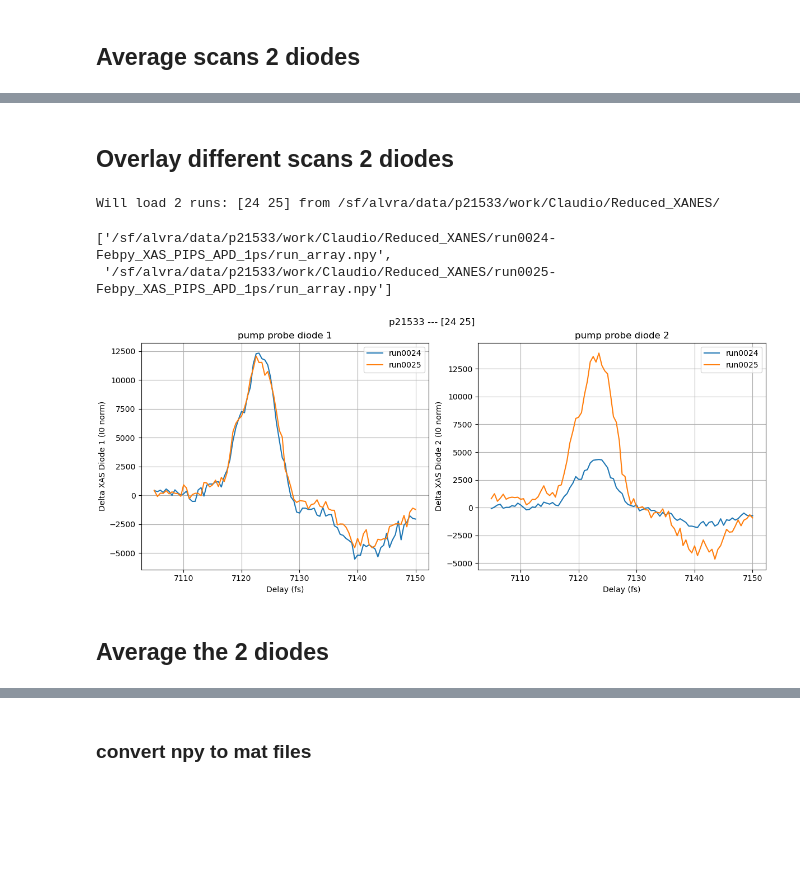
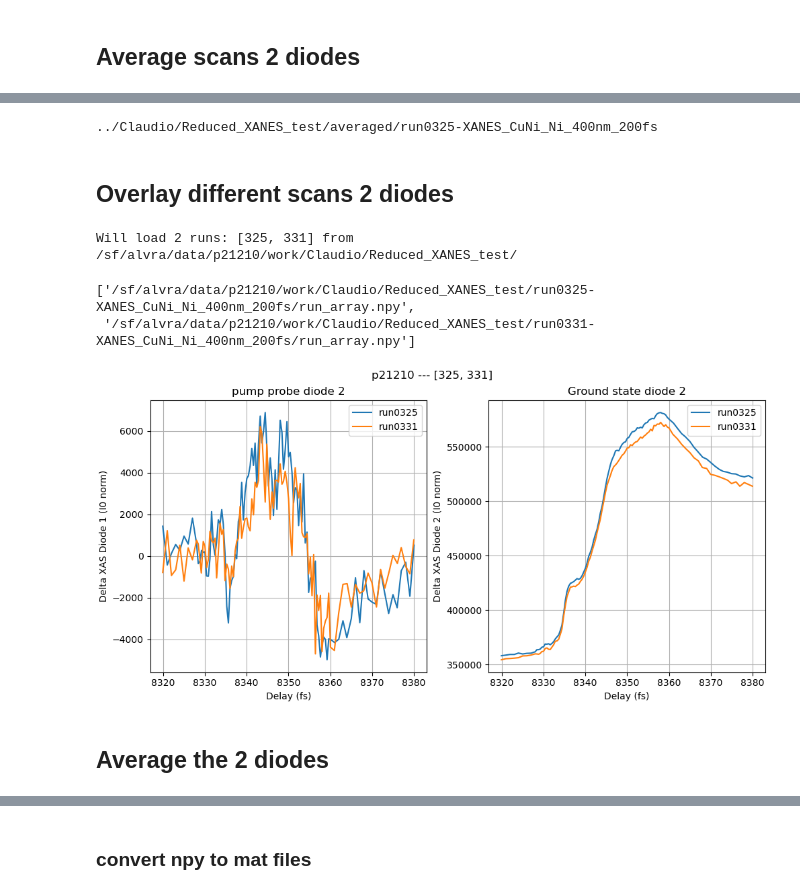
Before and after one commit to paulscherrerinstitute/alvra_beamline_scripts, a Jupyter notebook: Plotting_XANES.ipynb, the cells around one changed output, grey strips where cells are left out. Saved outputs shown, nothing was run; the diff lists cells and outputs as text; code cells hidden in the pictures; blank space fills up the shorter version.

```diff
--- a/Plotting_XANES.ipynb
+++ b/Plotting_XANES.ipynb
@@ -108,0 +62,3 @@ plt.show()
+# %%
+Energy_eV, DataDiode1_pump, DataDiode1_unpump, Pump_probe_Diode1, goodshots1 = \
+Plot_AveScans_1diode(titlestring_stack, scan, data, len(runlist), timescan=False)
@@ -126,10 +86,10 @@ print (reducedir+run_name)
 <a id='Overlay'></a>
 ## Overlay different scans 1 diode
 # %%
-pgroup = 'p21533'
-runlist = np.arange(24, 26, 1)
-#runlist = [164, 166]
-Loaddir_folder = 'Reduced_XANES'
+pgroup = 'p21210'
+#runlist = np.arange(10, 12, 1)
+runlist = [325, 331]
+Loaddir_folder = 'Reduced_XANES_test'
 
 ##############################################
 Loaddir = '/sf/alvra/data/{}/work/Claudio/{}/'.format(pgroup, Loaddir_folder)
@@ -284,0 +163,3 @@ plt.show()
+# %%
+Energy_eV, DataDiode1_pump, DataDiode2_pump, DataDiode1_unpump, DataDiode2_unpump, Pump_probe_Diode1, Pump_probe_Diode2, goodshots1, goodshots2 = \
+Plot_AveScans_2diodes(titlestring_stack, scan, data, len(runlist), timescan=False)
@@ -307,11 +170,32 @@ print (reducedir+run_name)
+# %%
+run_name = glob.glob(Loaddir + '/*{:04d}*'.format(runlist[0]))[0].split('/')[-1]
+reducedir ='../Claudio/Reduced_XANES_test/averaged/'
+os.makedirs(reducedir+run_name, exist_ok=True)
+
+def average_array(array, axis):
+    return np.mean(array, axis=axis)
+save_reduced_data_2diodes(reducedir, run_name, scan,
+                          average_array(DataDiode1_pump, 0),
+                          average_array(DataDiode1_unpump, 0),
+                          average_array(Pump_probe_Diode1, 0),
+                          average_array(goodshots1, 0),
+                          average_array(correlation1, 0),
+                          average_array(DataDiode2_pump, 0),
+                          average_array(DataDiode2_unpump, 0),
+                          average_array(Pump_probe_Diode2, 0),
+                          average_array(goodshots2, 0),
+                          average_array(correlation2, 0))
+print (reducedir+run_name)
+# %% [output]
+../Claudio/Reduced_XANES_test/averaged/run0325-XANES_CuNi_Ni_400nm_200fs
 # %% [markdown]
 <a id='Overlay2'></a>
 ## Overlay different scans 2 diodes
 # %%
-pgroup = 'p21533'
-runlist = np.arange(24, 26, 1)
-#runlist = [164, 166]
-Loaddir_folder = 'Reduced_XANES'
+pgroup = 'p21210'
+#runlist = np.arange(10, 12, 1)
+runlist = [325, 331]
+Loaddir_folder = 'Reduced_XANES_test'
 
 ##############################################
 Loaddir = '/sf/alvra/data/{}/work/Claudio/{}/'.format(pgroup, Loaddir_folder)
@@ -325,25 +209,26 @@ for run in runlist:
         print("Some runs are missing")
 check
 # %% [output]
-Will load 2 runs: [24 25] from /sf/alvra/data/p21533/work/Claudio/Reduced_XANES/
+Will load 2 runs: [325, 331] from /sf/alvra/data/p21210/work/Claudio/Reduced_XANES_test/
-['/sf/alvra/data/p21533/work/Claudio/Reduced_XANES/run0024-Febpy_XAS_PIPS_APD_1ps/run_array.npy',
- '/sf/alvra/data/p21533/work/Claudio/Reduced_XANES/run0025-Febpy_XAS_PIPS_APD_1ps/run_array.npy']
+['/sf/alvra/data/p21210/work/Claudio/Reduced_XANES_test/run0325-XANES_CuNi_Ni_400nm_200fs/run_array.npy',
+ '/sf/alvra/data/p21210/work/Claudio/Reduced_XANES_test/run0331-XANES_CuNi_Ni_400nm_200fs/run_array.npy']
 # %%
-fig, (ax1, ax2) = plt.subplots(1, 2, figsize=(12, 5), constrained_layout=True)
+fig, (ax1, ax2) = plt.subplots(1, 2, figsize=(10, 5), constrained_layout=True)
 plt.suptitle(titlestring_stack)
 if 'averaged' in Loaddir:
     plt.suptitle(titlestring_stack + ' averaged')
 
 keys = []
+#lab = ['400fs','50ps','1ps', '5ps','200fs']
 
-for run in runlist:
+for index, run in enumerate(runlist):
     path = glob.glob(Loaddir + '/*{:04d}*/'.format(run))
     run_array = np.load(path[0]+'run_array.npy', allow_pickle=True).item()
     for key in run_array.keys():
         runnumber = run_array[key]["name"].split('-')[0]
         if 'averaged' in Loaddir:
             runnumber = run_array[key]["name"].split('-')[0] + '_avg'
-        Energy_eV = run_array[key]["Energy_eV"]
+        Energy_eV = run_array[key]["readbacks"]
         XAS1_pump_probe = run_array[key]["Pump_probe_Diode1"]
         D1p = run_array[key]["DataDiode1_pump"]
         D1u = run_array[key]["DataDiode1_unpump"]
@@ -357,38 +242,44 @@ for run in runlist:
         err1_low_pump_probe   = np.sqrt(err1_low_pump**2  + err1_low_unpump**2)
         err1_high_pump_probe  = np.sqrt(err1_high_pump**2 + err1_high_unpump**2)
 
-        ax1.plot(Energy_eV, XAS1_pump_probe[:,0], label=runnumber)
-
+        #ax1.plot(Energy_eV, D1p[:,0], label=runnumber)
+        #ax1.plot(Energy_eV, XAS2_pump_probe[:,0], label=lab[index]+'_'+runnumber)
+        # ax3 = plt.twinx(ax1)
+        # ax3.plot(Energy_eV, XAS1_pump_probe[:,0], label=runnumber)
 
         XAS2_pump_probe = run_array[key]["Pump_probe_Diode2"]
         D2p = run_array[key]["DataDiode2_pump"]
         D2u = run_array[key]["DataDiode2_unpump"]
         gs2 = run_array[key]["goodshots2"]
 
         err2_low_pump    = (D2p[:,0]-D2p[:,1])/np.sqrt(gs2)
         err2_high_pump   = (D2p[:,2]-D2p[:,0])/np.sqrt(gs2)
         err2_low_unpump  = (D2u[:,0]-D2u[:,1])/np.sqrt(gs2)
         err2_high_unpump = (D2u[:,2]-D2u[:,0])/np.sqrt(gs2)
 
         err2_low_pump_probe   = np.sqrt(err2_low_pump**2  + err2_low_unpump**2)
         err2_high_pump_probe  = np.sqrt(err2_high_pump**2 + err2_high_unpump**2)
 
-        ax2.plot(Energy_eV, XAS2_pump_probe[:,0], label=runnumber)
+        ax1.plot(Energy_eV, XAS2_pump_probe[:,0], label=runnumber)
+
+        ax2.plot(Energy_eV, D2u[:,0], label=runnumber)
+        #ax2.plot(Energy_eV, XAS2_pump_probe[:,0], label=runnumber)
 
 ax1.set_xlabel("Delay (fs)")
 ax1.set_ylabel ("Delta XAS Diode 1 (I0 norm)")
 ax1.legend()
 ax1.grid()
 ax2.set_xlabel("Delay (fs)")
 ax2.set_ylabel ("Delta XAS Diode 2 (I0 norm)")
 ax2.legend()
 ax2.grid()
 
-ax1.set_title('pump probe diode 1')
-ax2.set_title('pump probe diode 2')
+ax1.set_title('pump probe diode 2')
+ax2.set_title('Ground state diode 2')
 
 plt.show()
 # %% [output]
-[figure, old version]
+[figure, new version]
 # %% [markdown]
+<a id='average_2diodes'></a>
 ## Average the 2 diodes
```
Also changed, not shown: parts of 35 cells of this notebook, 5 other files.
